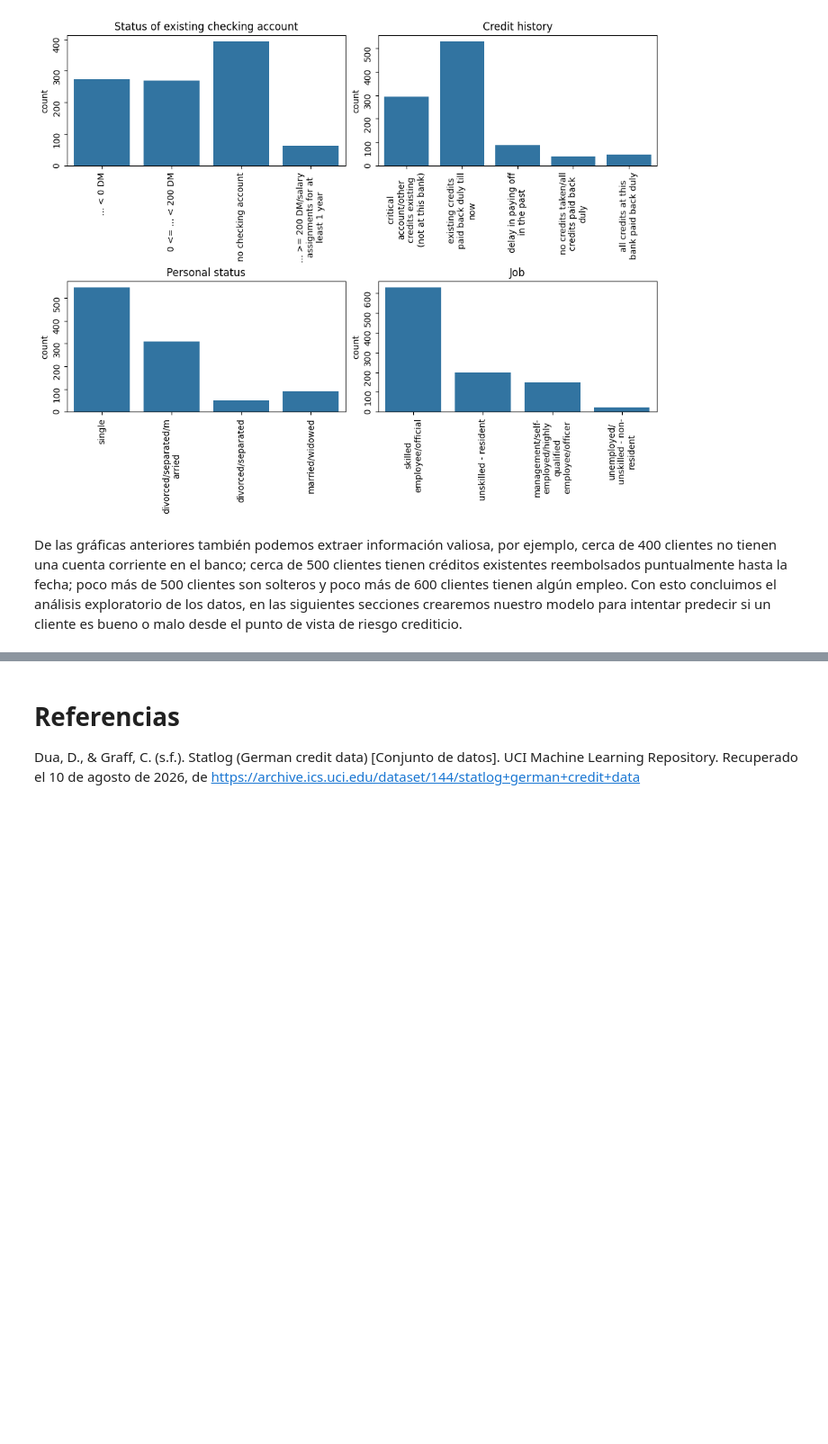
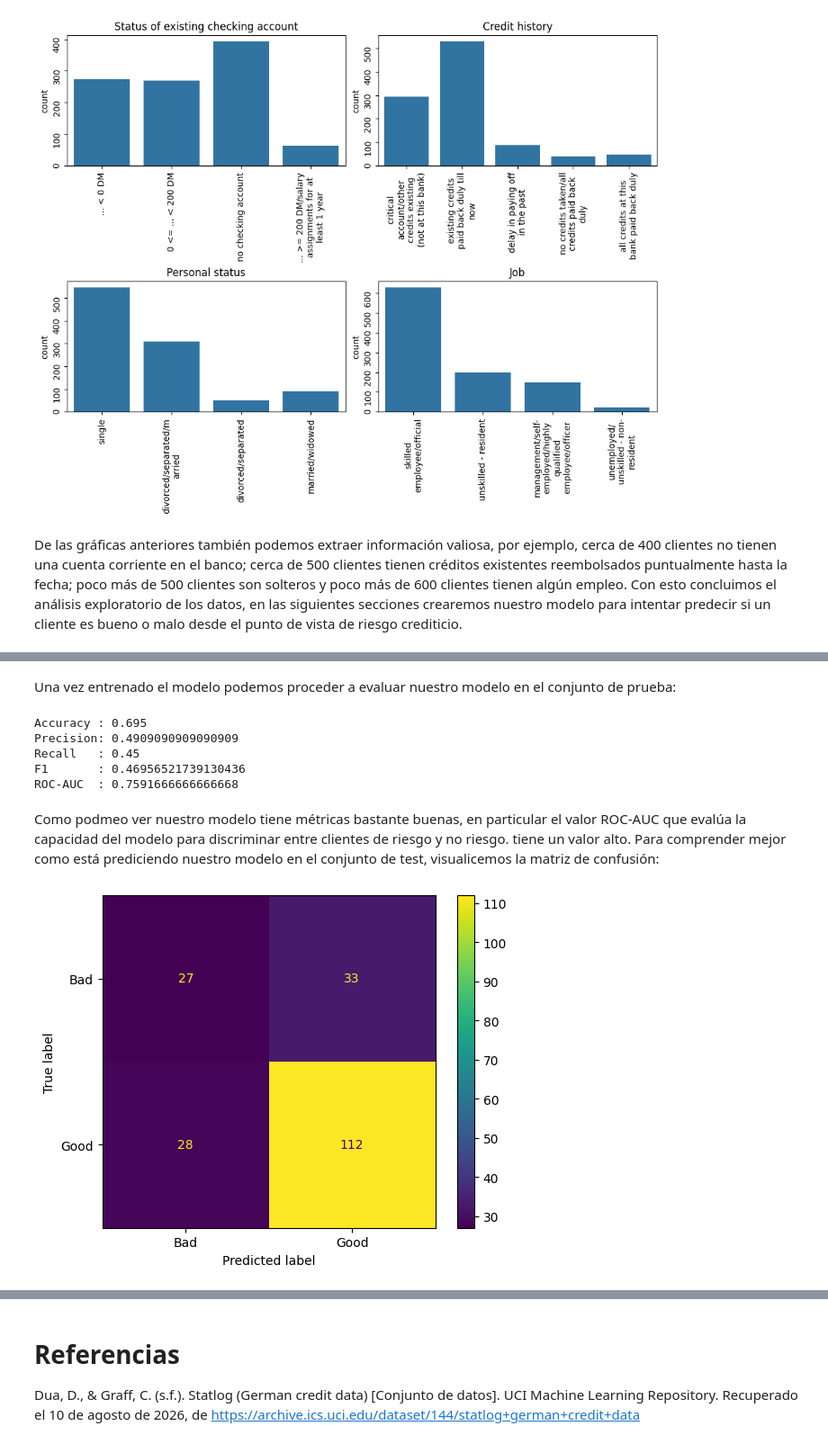
Before and after one commit to Crescencio1/Credit_Risk_Analysis, a Jupyter notebook: CreditRiskAnalysis.ipynb, the cells around one changed output, grey strips where cells are left out. Shown at 90% size. Saved outputs shown, nothing was run; the diff lists cells and outputs as text; code cells hidden in the pictures; blank space fills up the shorter version.

Commit message:
feat: Se agregó la sección de "Preparación de lo datos" y la sección de "Regresión logística"

```diff
--- a/CreditRiskAnalysis.ipynb
+++ b/CreditRiskAnalysis.ipynb
@@ -319,0 +379,10 @@ De las gráficas anteriores también podemos extraer información valiosa, por e
+# %%
+# Definimos un pipeline para asegurar el preprocesamiento y la regresión logística en un solo modelo
+model = Pipeline(
+    steps=[("preprocesamiento", preprocesamiento),
+        ("clasificacion", LogisticRegression(max_iter=1000, random_state=42))
+    ]
+)
+
+# Entrenamiento del modelo
+model.fit(X_train, y_train)
@@ -319,0 +408,25 @@ De las gráficas anteriores también podemos extraer información valiosa, por e
+# %% [markdown]
+Una vez entrenado el modelo podemos proceder a evaluar nuestro modelo en el conjunto de prueba:
+# %%
+y_pred = model.predict(X_test)
+y_prob = model.predict_proba(X_test)[:, 1]
+
+print("Accuracy :", accuracy_score(y_test.to_numpy(), y_pred))
+print("Precision:", precision_score(y_test.to_numpy(), y_pred, pos_label="Bad"))
+print("Recall   :", recall_score(y_test.to_numpy(), y_pred, pos_label="Bad"))
+print("F1       :", f1_score(y_test.to_numpy(), y_pred, pos_label="Bad"))
+print("ROC-AUC  :", roc_auc_score(y_test.to_numpy(), y_prob))
+# %% [output]
+Accuracy : 0.695
+Precision: 0.4909090909090909
+Recall   : 0.45
+F1       : 0.46956521739130436
+ROC-AUC  : 0.7591666666666668
+# %% [markdown]
+Como podmeo ver nuestro modelo tiene métricas bastante buenas, en particular el valor ROC-AUC que evalúa la capacidad del modelo para discriminar entre clientes de riesgo y no riesgo. tiene un valor alto. Para comprender mejor como está prediciendo nuestro modelo en el conjunto de test, visualicemos la matriz de confusión:
+# %%
+ConfusionMatrixDisplay.from_predictions(y_test, y_pred)
+
+plt.show()
+# %% [output]
+[figure, added]
```
Also changed, not shown: parts of 12 cells of this notebook.
